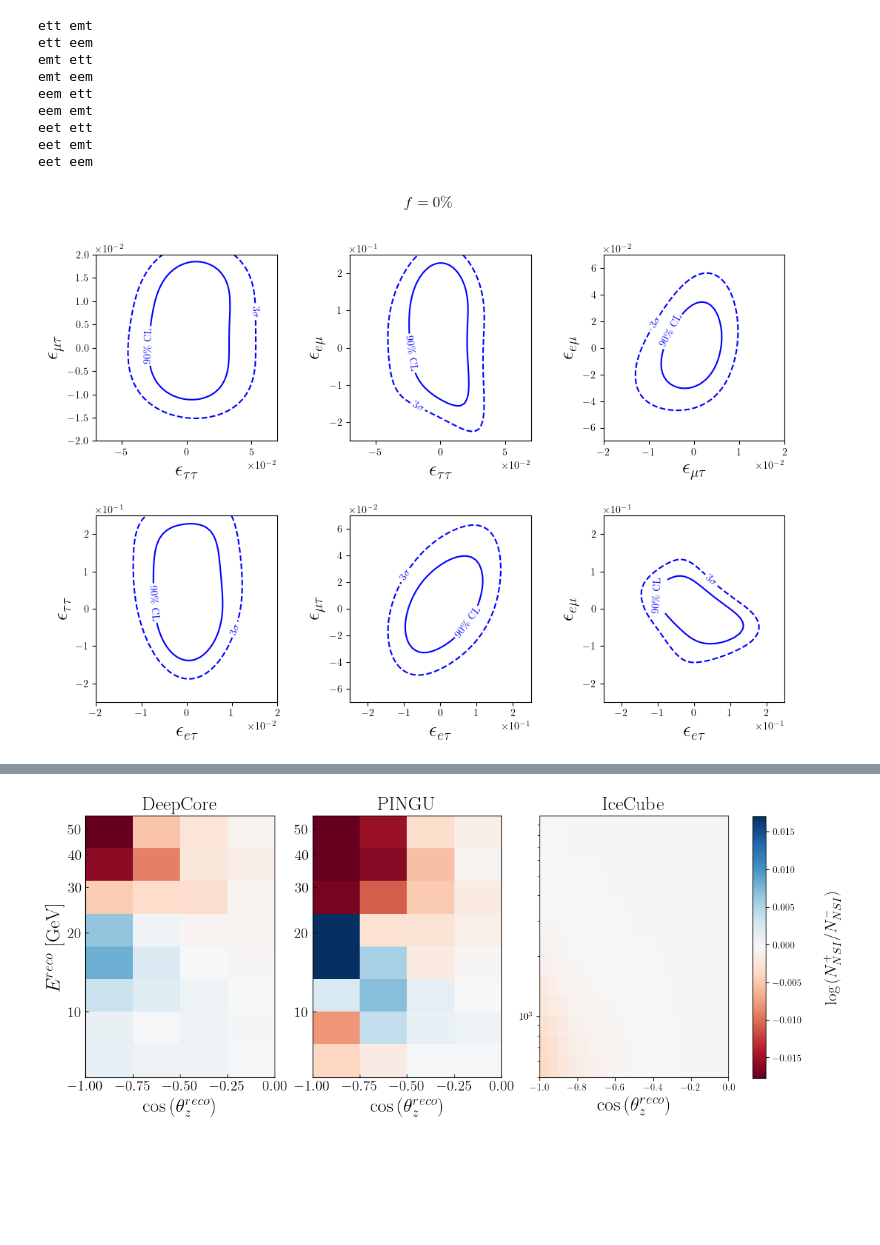
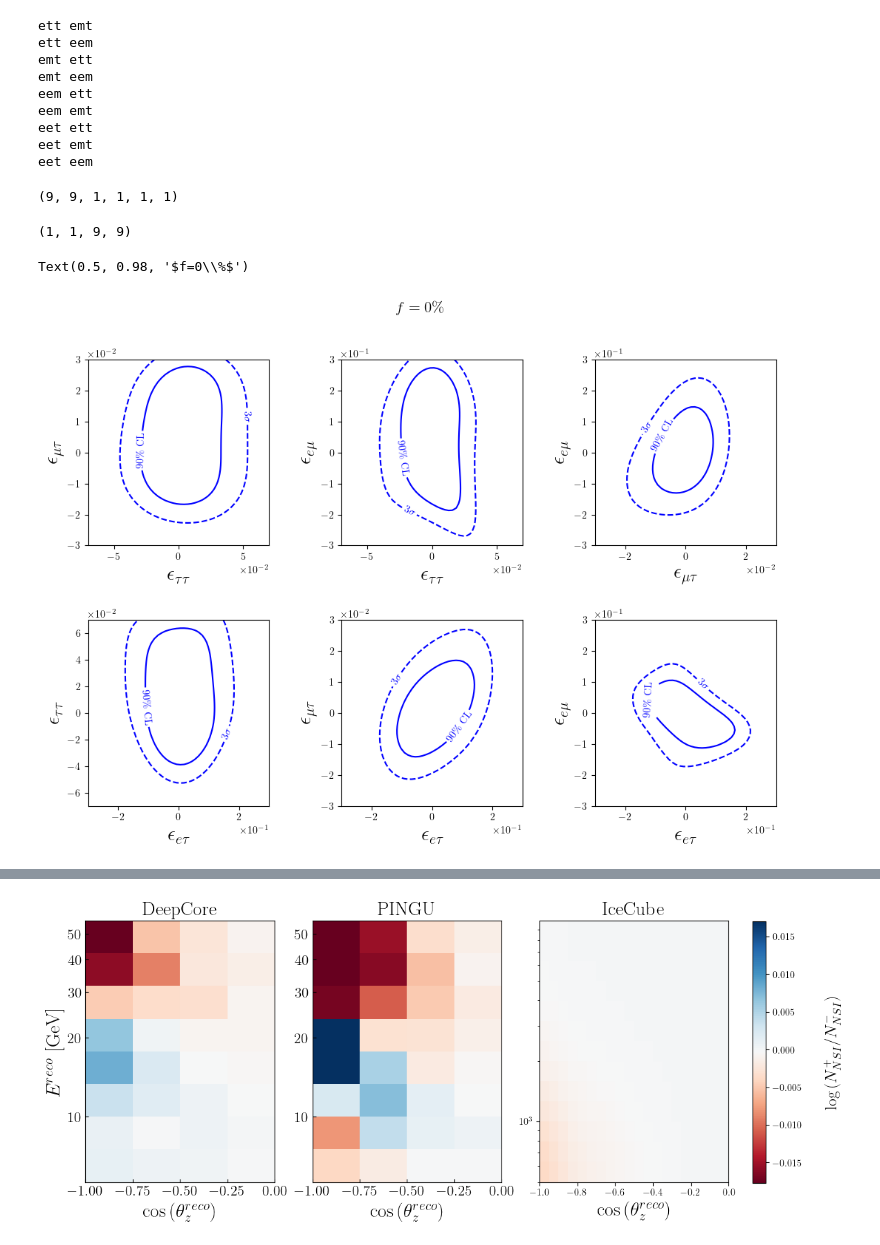
Before and after one commit to Sjoeborg/thesis, a Jupyter notebook: notebooks/PINGU/analysis.ipynb, the cells around one changed output, grey strips where cells are left out. Saved outputs shown, nothing was run; the diff lists cells and outputs as text; code cells hidden in the pictures; blank space fills up the shorter version.

```diff
--- a/notebooks/PINGU/analysis.ipynb
+++ b/notebooks/PINGU/analysis.ipynb
@@ -30,13 +30,16 @@ livetime = 3*365*24*3600 #Effective livetime table1 DC2019 2.45
 precomputed_events = True
 IO=False
 ordering = 'IO' if IO else 'NO'
-
+ett = 7e-2
+emt = 3e-2
+eem = 3e-1
+eet = 3e-1
 dm31_range, th23_range,ett_range, emt_range, eem_range, eet_range = get_param_list(dm31N=5,
                                                                                    th23N=5,
-                                                                          ett_tuple=(-7e-2,7e-2,1),
-                                                                          emt_tuple=(-2e-2,2e-2,10),
-                                                                          eem_tuple=(-2.5e-1,2.5e-1,1),
-                                                                          eet_tuple=(-2.5e-1,2.5e-1,1),
+                                                                          ett_tuple=(-ett,ett,1),
+                                                                          emt_tuple=(-emt,emt,10),
+                                                                          eem_tuple=(-eem,eem,1),
+                                                                          eet_tuple=(-eet,eet,1),
                                                                           IO=IO)
 
 print('dm:', dm31_range)
@@ -127,8 +130,8 @@ nsi_param_range=[]
 N = 10 - 1
 sigma_a = 0.25
 sigma_b = 0.04
-f = 0.05
-for ordering in ['NO','IO']:
+f = 0#.05
+for ordering in ['NO']:
     for i,nsi_param in enumerate(['ett','emt','eem','eet']):
         for j,nsi_param2 in enumerate(['ett','emt','eem','eet']):
             ettN,emtN,eemN,eetN = 0,0,0,0
@@ -141,10 +144,10 @@ for ordering in ['NO','IO']:
             if nsi_param == 'eet' or nsi_param == 'eet':
                 eetN = 1
             dm31_range, th23_range,ett_range, emt_range, eem_range, eet_range = get_param_list(dm31N=1, th23N=1,
-                                                                            ett_tuple=(-7e-2,7e-2,N*(ettN)+1),
-                                                                            emt_tuple=(-2e-2,2e-2,N*(emtN)+1),
-                                                                            eem_tuple=(-2.5e-1,2.5e-1,N*(eemN)+1),
-                                                                            eet_tuple=(-2.5e-1,2.5e-1,N*(eetN)+1),
+                                                                            ett_tuple=(-ett,ett,N*(ettN)+1),
+                                                                            emt_tuple=(-emt,emt,N*(emtN)+1),
+                                                                            eem_tuple=(-eem,eem,N*(eemN)+1),
+                                                                            eet_tuple=(-eet,eet,N*(eetN)+1),
                                                                             IO = True if ordering == 'IO' else False)
 
             param_dict = nufit_params_nsi_IO if ordering == 'IO' else nufit_params_nsi
@@ -183,6 +186,14 @@ eem emt
 eet ett
 eet emt
 eet eem
+# %%
+deltachi.shape
+# %% [output]
+(9, 9, 1, 1, 1, 1)
+# %%
+marginalized_deltachi.shape
+# %% [output]
+(1, 1, 9, 9)
 # %%
 del marginalized_arrays_NO[2]
 del marginalized_arrays_NO[3]
@@ -193,40 +204,39 @@ fig, ax = plt.subplots(2,3,figsize=(4*3,4*2))
 ax = ax.flatten()
 
 labels = [(r'$\epsilon_{\tau\tau}$', r'$\epsilon_{\mu\tau}$'), (r'$\epsilon_{\tau\tau}$', r'$\epsilon_{e\mu}$'),
           (r'$\epsilon_{\mu\tau}$', r'$\epsilon_{e\mu}$'),
           (r'$\epsilon_{e\tau}$', r'$\epsilon_{\tau\tau}$'), (r'$\epsilon_{e\tau}$', r'$\epsilon_{\mu\tau}$'),
           (r'$\epsilon_{e\tau}$', r'$\epsilon_{e\mu}$')]
-x_ranges = [np.linspace(-7e-2,7e-2,9), np.linspace(-7e-2,7e-2,9),
-            np.linspace(-2e-2,2e-2,9), np.linspace(-2e-2,2e-2,9),
-            np.linspace(-2.5e-1,2.5e-1,9), np.linspace(-2.5e-1,2.5e-1,9),
-            np.linspace(-2.5e-1,2.5e-1,9), np.linspace(-2.5e-1,2.5e-1,9), np.linspace(-2.5e-1,2.5e-1,9)]
-y_ranges = [np.linspace(-2e-2,2e-2,9), np.linspace(-2.5e-1,2.5e-1,9),
-            np.linspace(-7e-2,7e-2,9), np.linspace(-2.5e-1,2.5e-1,9),
-            np.linspace(-7e-2,7e-2,9), np.linspace(-2.5e-1,2.5e-1,9),
-            np.linspace(-7e-2,7e-2,9), np.linspace(-2e-2,2e-2,9), np.linspace(-2.5e-1,2.5e-1,9)]
+x_ranges = [np.linspace(-ett,ett,9), np.linspace(-ett,ett,9),
+            np.linspace(-emt,emt,9),
+            np.linspace(-eet,eet,9), np.linspace(-eet,eet,9), np.linspace(-eet,eet,9)]
+y_ranges = [np.linspace(-emt,emt,9), np.linspace(-eem,eem,9),
+            np.linspace(-eem,eem,9), np.linspace(-ett,ett,9),
+            np.linspace(-emt,emt,9), np.linspace(-eem,eem,9)]
 for i, array in enumerate(marginalized_arrays_NO):
     dchi = array.reshape(9,9)
     x = x_ranges[i]
     y = y_ranges[i]
     spl = RectBivariateSpline(x,y,dchi)
     x_fine = np.linspace(x.min(),x.max(),50)
     y_fine = np.linspace(y.min(),y.max(),50)
     z = spl(x_fine, y_fine)
 
 
     im = ax[i].contour(x_fine,y_fine,z, levels=[chi2.ppf(0.9,2),chi2.ppf(0.9973,2)],colors=['b','b'], linestyles = ['solid','dashed'])
     ax[i].set_xlabel(labels[i][0], fontsize=20)
     ax[i].set_ylabel(labels[i][1], fontsize=20)
     ax[i].ticklabel_format(axis="both", style="sci", scilimits=(0,0))
 
 
     fmt_noerr = {}
     strs = ['90\% CL', r'$3\sigma$']
     for l, s in zip(im.levels, strs):
         fmt_noerr[l] = s
     ax[i].clabel(im, im.levels, inline=True, fmt=fmt_noerr, fontsize=10)
 plt.subplots_adjust(wspace = 0.4, hspace=0.4)
 plt.suptitle(r'$f=0\%$', fontsize = 15)
-save(fig,'PINGU_2D_all_f0')
+#save(fig,'PINGU_2D_all_f0')
 # %% [output]
+Text(0.5, 0.98, '$f=0\\%$')
-[figure, old version]
+[figure, new version]
```
Also changed, not shown: parts of 17 cells of this notebook, 10 other files.
